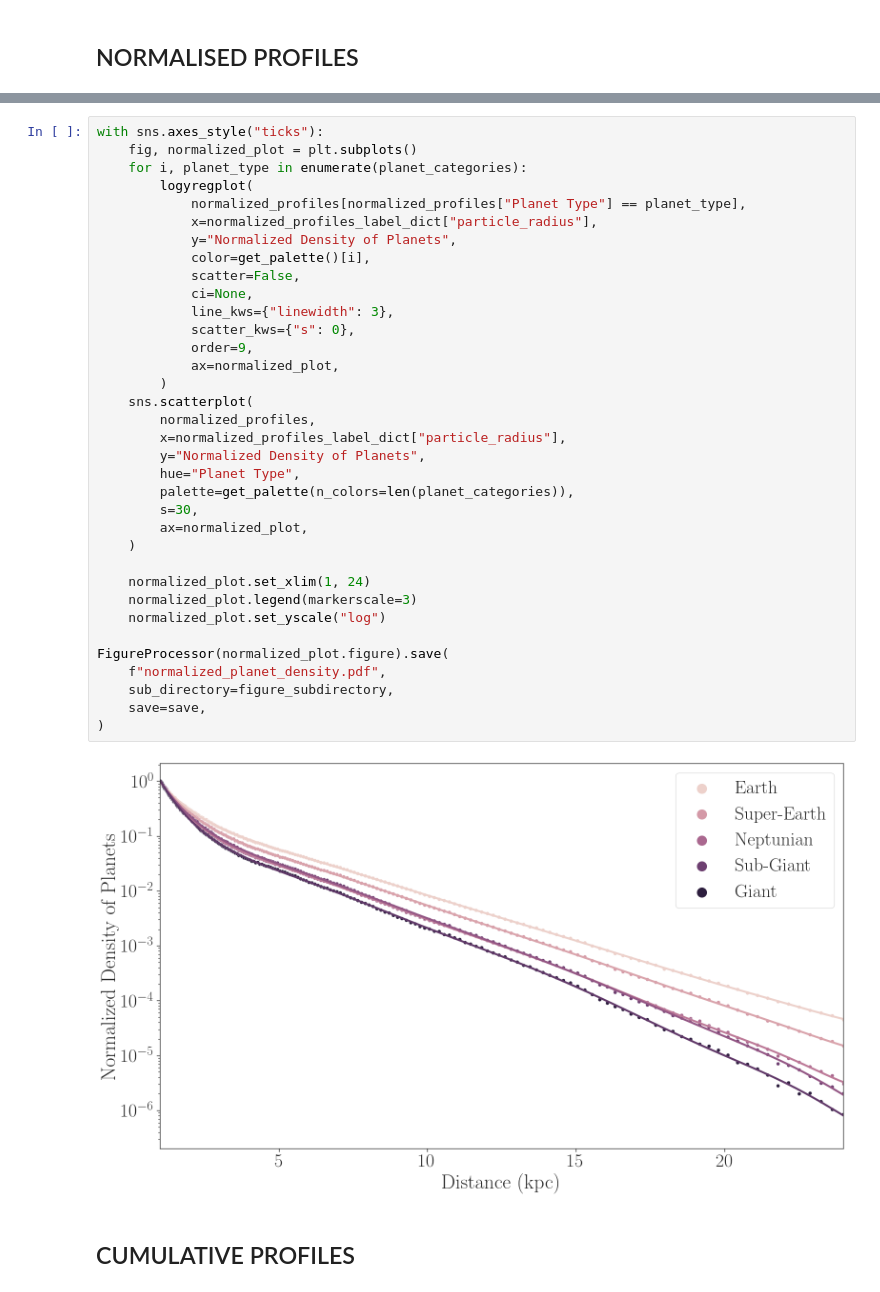
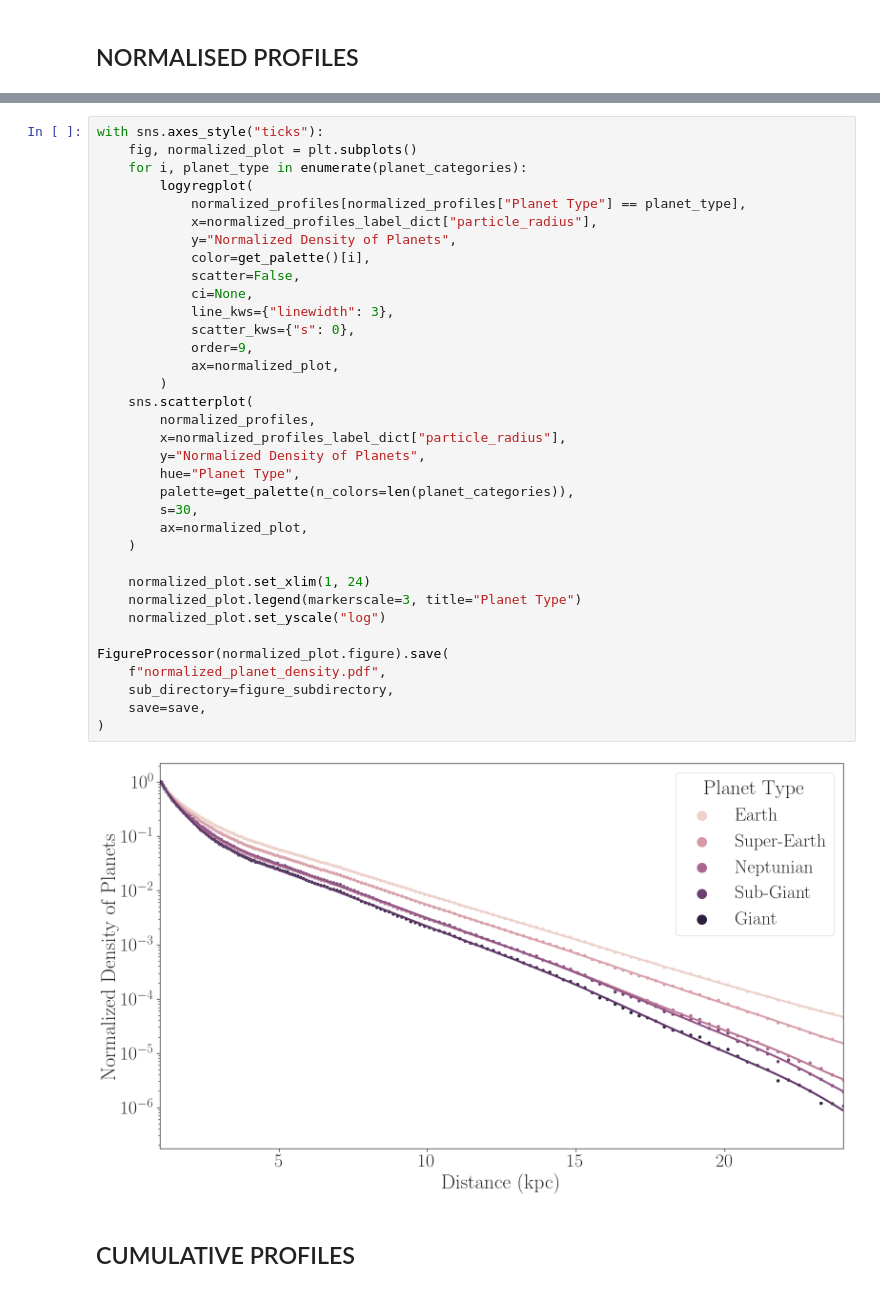
Before and after one commit to ChrisBoettner/skaro, a Jupyter notebook: notebooks/Radial_planet_distribution.ipynb, the cells around one changed output, grey strips where cells are left out. Cells and saved outputs as stored; diff of their text form.

```diff
--- a/notebooks/Radial_planet_distribution.ipynb
+++ b/notebooks/Radial_planet_distribution.ipynb
@@ -111,35 +111,35 @@ with sns.axes_style("ticks"):
             normalized_profiles[normalized_profiles["Planet Type"] == planet_type],
             x=normalized_profiles_label_dict["particle_radius"],
             y="Normalized Density of Planets",
             color=get_palette()[i],
             scatter=False,
             ci=None,
             line_kws={"linewidth": 3},
             scatter_kws={"s": 0},
             order=9,
             ax=normalized_plot,
         )
     sns.scatterplot(
         normalized_profiles,
         x=normalized_profiles_label_dict["particle_radius"],
         y="Normalized Density of Planets",
         hue="Planet Type",
         palette=get_palette(n_colors=len(planet_categories)),
         s=30,
         ax=normalized_plot,
     )
 
     normalized_plot.set_xlim(1, 24)
-    normalized_plot.legend(markerscale=3)
+    normalized_plot.legend(markerscale=3, title="Planet Type")
     normalized_plot.set_yscale("log")
 
 FigureProcessor(normalized_plot.figure).save(
     f"normalized_planet_density.pdf",
     sub_directory=figure_subdirectory,
     save=save,
 )
 # %% [output]
-[figure, old version]
+[figure, new version]
 # %% [markdown]
 ## CUMULATIVE PROFILES
 # %%
```
Also changed, not shown: parts of 5 cells of this notebook, 9 other files.
